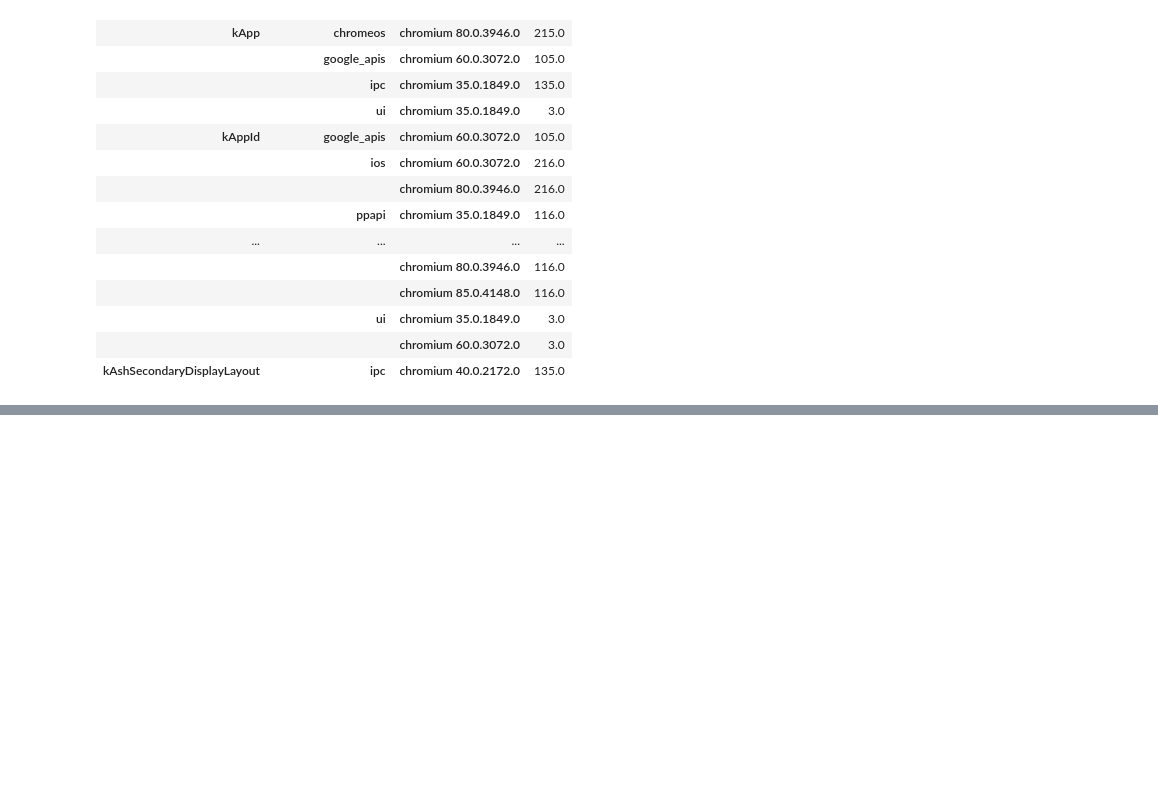
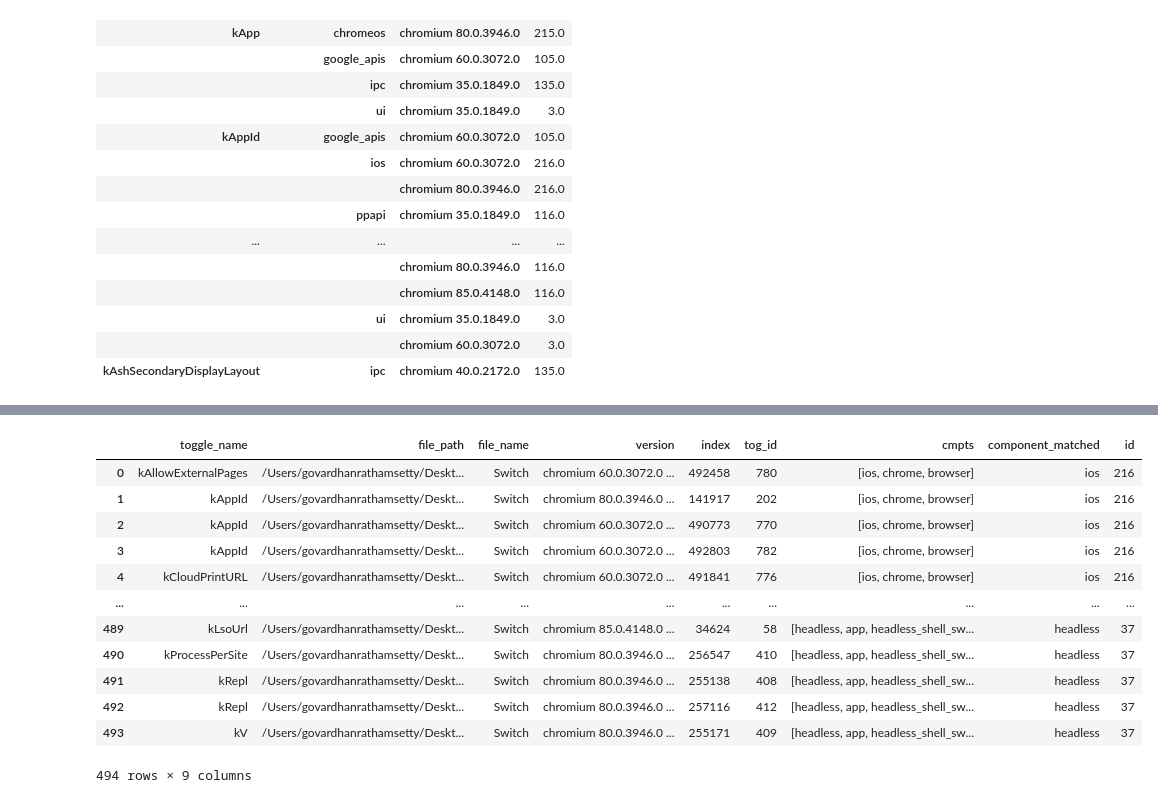
Before and after one commit to tajmilur-rahman/toggle-smells, a Jupyter notebook: scripts/toggle-component-path-mapping and spread-toggle-extraction.ipynb, the cells around one changed output, grey strips where cells are left out. Drawn from its saved outputs; the diff is of its cells as text; code cells hidden in the pictures; blank space fills up the shorter version.

```diff
--- a/scripts/toggle-component-path-mapping and spread-toggle-extraction.ipynb
+++ b/scripts/toggle-component-path-mapping and spread-toggle-extraction.ipynb
@@ -123,3 +125,14 @@ Spread Toggle Table:
 |  | ui | chromium 35.0.1849.0 | 3.0 |
 |  |  | chromium 60.0.3072.0 | 3.0 |
 | kAshSecondaryDisplayLayout | ipc | chromium 40.0.2172.0 | 135.0 |
+# %%
+toggle_path_df = toggle_path_df[toggle_path_df['component_matched'].notna()]
+new_comp=components_df.rename(columns={'name': 'component_matched'})
+new_comp = new_comp.drop('source', axis=1)
+spread = pd.concat([group for _, group in toggle_path_df.groupby('toggle_name')])
+spread = spread.merge(new_comp, on='component_matched')
+spread_df = spread.iloc[:, [0, 3, -2, -1]].groupby(['toggle_name', 'component_matched', 'version']).mean().head(20)
+print('Spread Toggle Table:')
+print('--------------------')
+print('--------------------')
+spread_df
@@ -125,0 +161,16 @@ Spread Toggle Table:
+# %%
+spread
+# %% [output]
+|  | toggle_name | file_path | file_name | version | index | tog_id | cmpts | component_matched | id |
+| 0 | kAllowExternalPages | /Users/govardhanrathamsetty/Deskt... | Switch | chromium 60.0.3072.0 ... | 492458 | 780 | [ios, chrome, browser] | ios | 216 |
+| 1 | kAppId | /Users/govardhanrathamsetty/Deskt... | Switch | chromium 80.0.3946.0 ... | 141917 | 202 | [ios, chrome, browser] | ios | 216 |
+| 2 | kAppId | /Users/govardhanrathamsetty/Deskt... | Switch | chromium 60.0.3072.0 ... | 490773 | 770 | [ios, chrome, browser] | ios | 216 |
+| 3 | kAppId | /Users/govardhanrathamsetty/Deskt... | Switch | chromium 60.0.3072.0 ... | 492803 | 782 | [ios, chrome, browser] | ios | 216 |
+| 4 | kCloudPrintURL | /Users/govardhanrathamsetty/Deskt... | Switch | chromium 60.0.3072.0 ... | 491841 | 776 | [ios, chrome, browser] | ios | 216 |
+| ... | ... | ... | ... | ... | ... | ... | ... | ... | ... |
+| 489 | kLsoUrl | /Users/govardhanrathamsetty/Deskt... | Switch | chromium 85.0.4148.0 ... | 34624 | 58 | [headless, app, headless_shell_sw... | headless | 37 |
+| 490 | kProcessPerSite | /Users/govardhanrathamsetty/Deskt... | Switch | chromium 80.0.3946.0 ... | 256547 | 410 | [headless, app, headless_shell_sw... | headless | 37 |
+| 491 | kRepl | /Users/govardhanrathamsetty/Deskt... | Switch | chromium 80.0.3946.0 ... | 255138 | 408 | [headless, app, headless_shell_sw... | headless | 37 |
+| 492 | kRepl | /Users/govardhanrathamsetty/Deskt... | Switch | chromium 80.0.3946.0 ... | 257116 | 412 | [headless, app, headless_shell_sw... | headless | 37 |
+| 493 | kV | /Users/govardhanrathamsetty/Deskt... | Switch | chromium 80.0.3946.0 ... | 255171 | 409 | [headless, app, headless_shell_sw... | headless | 37 |
+494 rows × 9 columns
```
Also changed, not shown: parts of 3 cells of this notebook, 11 other files.
